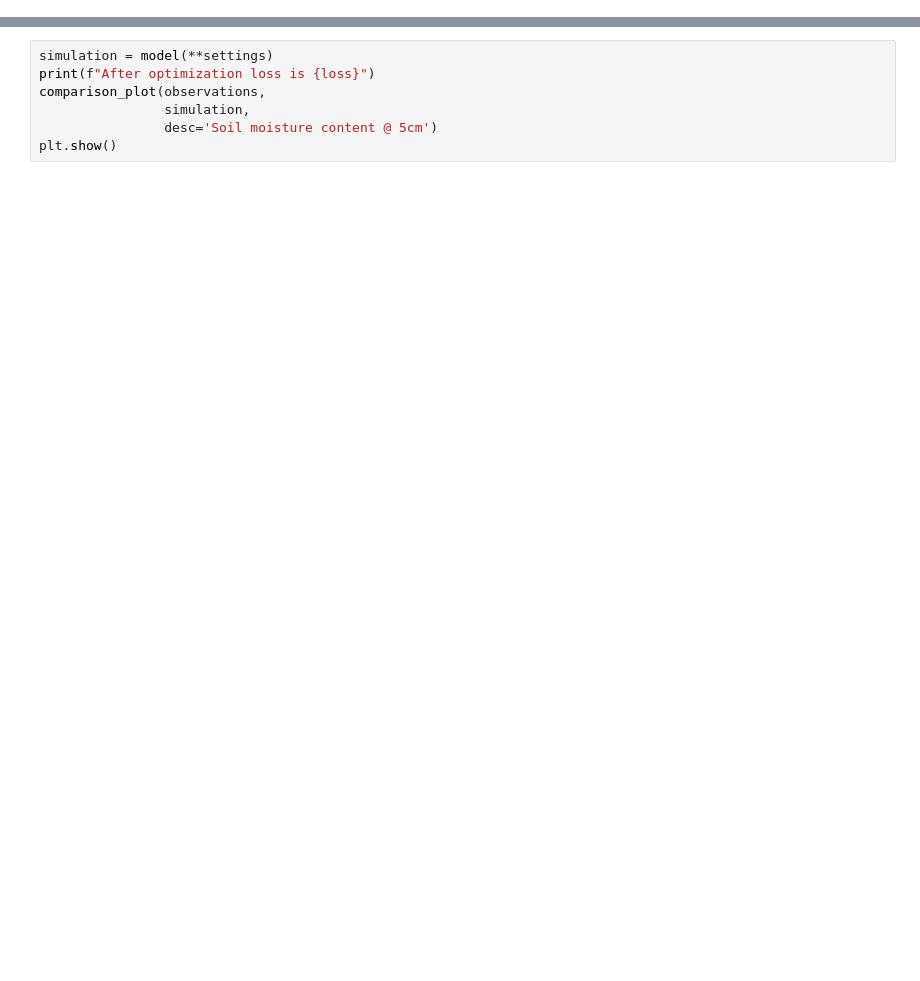
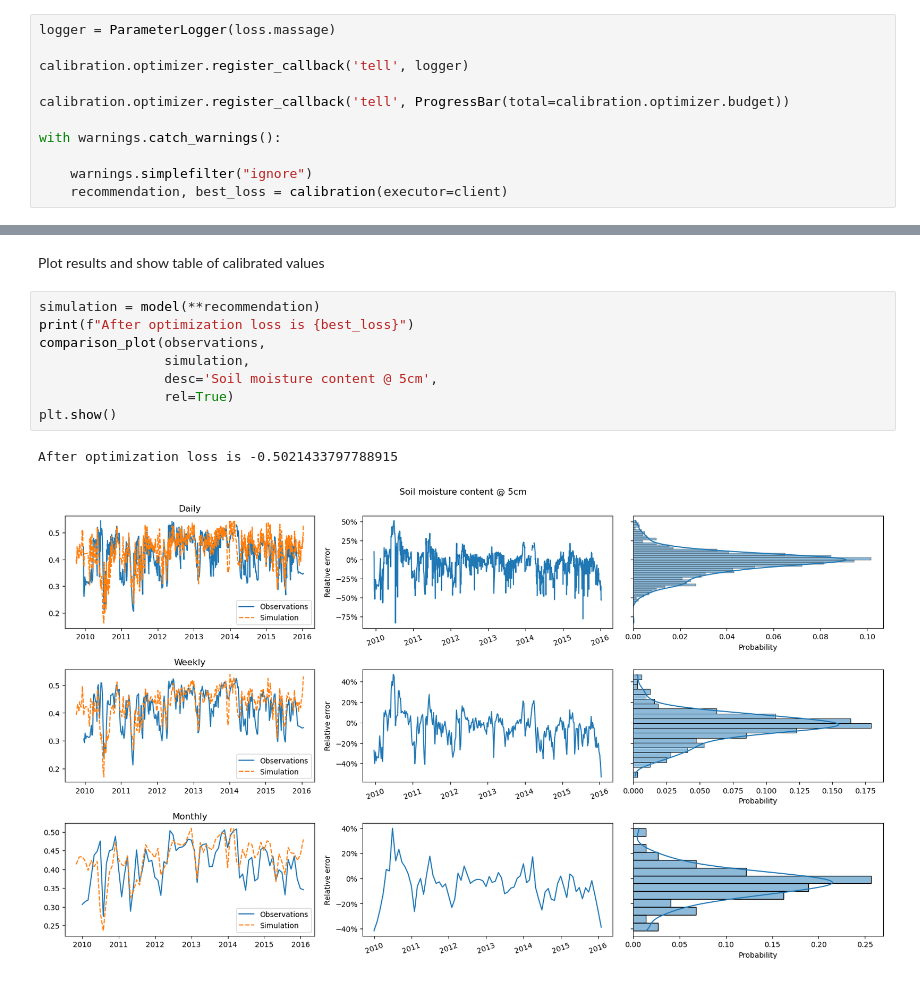
Before and after one commit to stefanocampanella/MHPC-project, a Jupyter notebook: docs/approach/examples/calibration.ipynb, the cells around one changed output, grey strips where cells are left out. Drawn from its saved outputs; the diff is of its cells as text; blank space fills up the shorter version.

```diff
--- a/docs/approach/examples/calibration.ipynb
+++ b/docs/approach/examples/calibration.ipynb
@@ -58,0 +56,11 @@ experiment.display()
+# %%
+logger = ParameterLogger(loss.massage)
+
+calibration.optimizer.register_callback('tell', logger)
+
+calibration.optimizer.register_callback('tell', ProgressBar(total=calibration.optimizer.budget))
+
+with warnings.catch_warnings():
+
+    warnings.simplefilter("ignore")
+    recommendation, best_loss = calibration(executor=client)
@@ -59,7 +69,13 @@ experiment.display()
+# %% [markdown]
+Plot results and show table of calibrated values
 # %%
-simulation = model(**settings)
-print(f"After optimization loss is {loss}")
+simulation = model(**recommendation)
+print(f"After optimization loss is {best_loss}")
 comparison_plot(observations,
                 simulation,
-                desc='Soil moisture content @ 5cm')
+                desc='Soil moisture content @ 5cm',
+                rel=True)
 plt.show()
+# %% [output]
+After optimization loss is -0.5021433797788915
+[figure, added]
```
Also changed, not shown: parts of 16 cells of this notebook, 6 other files.
